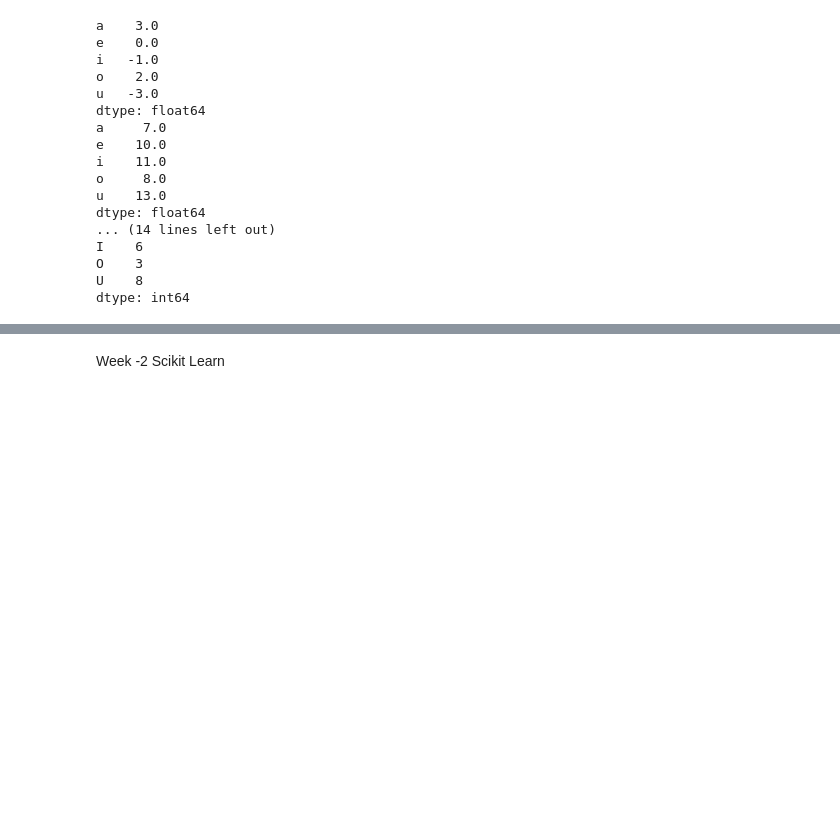
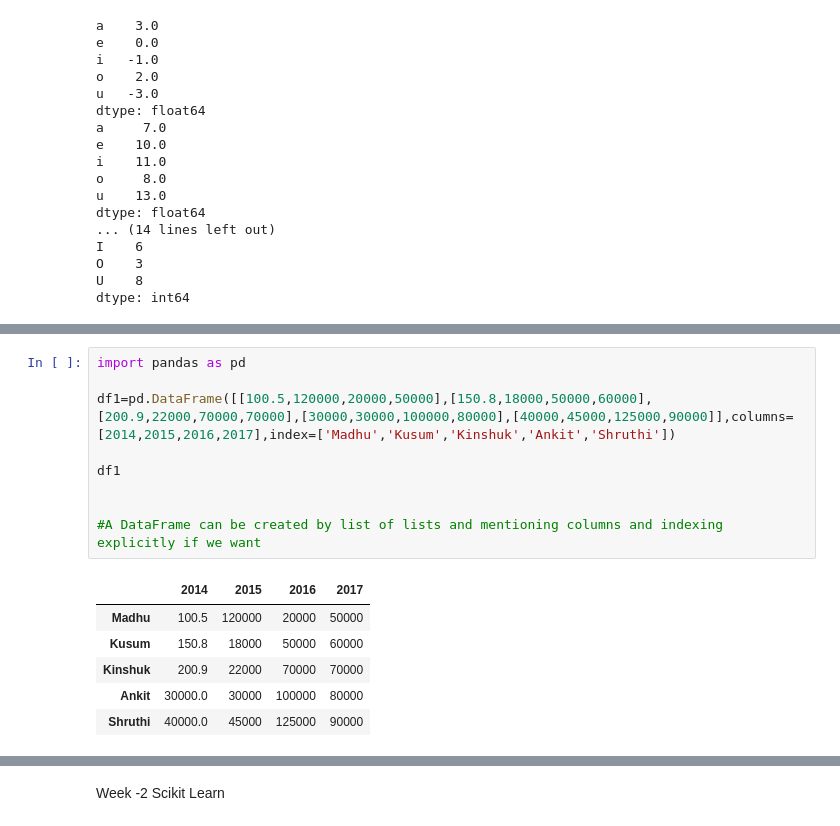
Before and after one commit to Seshmanuvarthi/ml-journey-2025, a Jupyter notebook: ML_Lab.ipynb, the cells around one changed output, grey strips where cells are left out. Drawn from its saved outputs; the diff is of its cells as text; blank space fills up the shorter version.

```diff
--- a/ML_Lab.ipynb
+++ b/ML_Lab.ipynb
@@ -125,0 +237,16 @@ dtype: int64
+# %%
+import pandas as pd
+
+df1=pd.DataFrame([[100.5,120000,20000,50000],[150.8,18000,50000,60000],[200.9,22000,70000,70000],[30000,30000,100000,80000],[40000,45000,125000,90000]],columns=[2014,2015,2016,2017],index=['Madhu','Kusum','Kinshuk','Ankit','Shruthi'])
+
+df1
+
+
+#A DataFrame can be created by list of lists and mentioning columns and indexing explicitly if we want
+# %% [output]
+|  | 2014 | 2015 | 2016 | 2017 |
+| Madhu | 100.5 | 120000 | 20000 | 50000 |
+| Kusum | 150.8 | 18000 | 50000 | 60000 |
+| Kinshuk | 200.9 | 22000 | 70000 | 70000 |
+| Ankit | 30000.0 | 30000 | 100000 | 80000 |
+| Shruthi | 40000.0 | 45000 | 125000 | 90000 |
```
Also changed, not shown: parts of 8 cells of this notebook.
